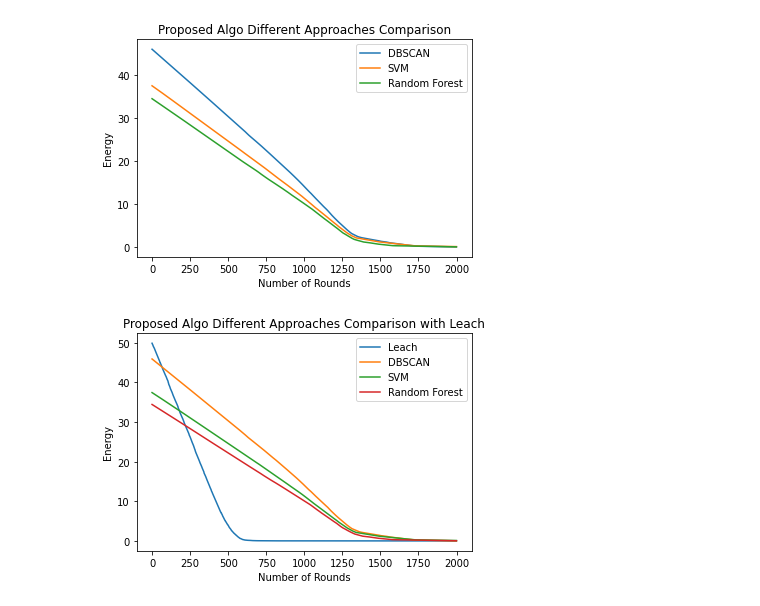
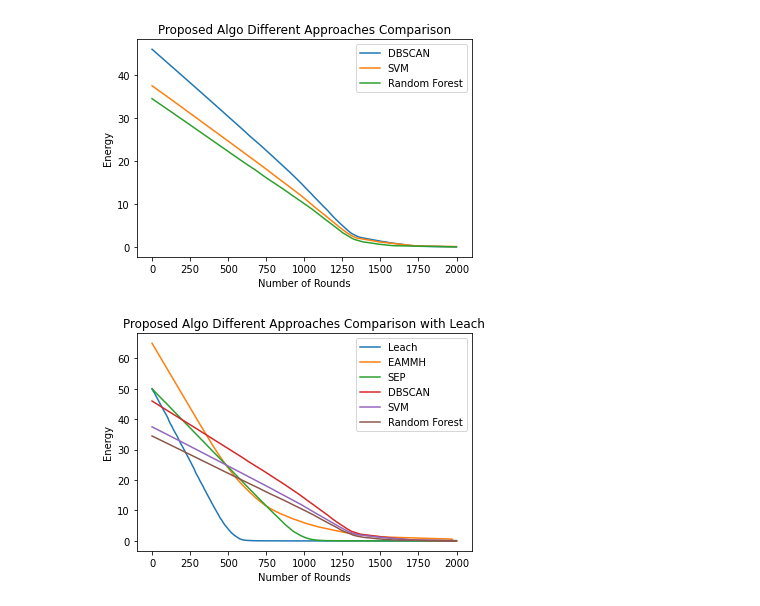
Before and after one commit to goyalgitesh/ResearchWorkWSN, a Jupyter notebook: ImplementedGWO/graphs.ipynb, the cells around one changed output. Cells and saved outputs as stored; diff of their text form; code cells hidden in the pictures.

```diff
--- a/ImplementedGWO/graphs.ipynb
+++ b/ImplementedGWO/graphs.ipynb
@@ -206,15 +235,17 @@ plt.show()
 # %%
 # Energy Graph at 0.5 J with Leach
 xr = np.arange(0,2000,1)
 plt.plot(xr,EnergyLeach,label='Leach')
+plt.plot(xr,EnergyEAMMH,label='EAMMH')
+plt.plot(xr,EnergySEP,label='SEP')
 plt.plot(xr,EnergyDB,label='DBSCAN')
 plt.plot(xr,EnergySVM,label='SVM')
 plt.plot(xr,EnergyRand,label='Random Forest')
 #plt.plot(xr,DeadNodesRand1,label='Random Forest')
 plt.xlabel('Number of Rounds')
 plt.ylabel('Energy')
 plt.title('Proposed Algo Different Approaches Comparison with Leach')
 plt.legend()
 plt.show()
 # %% [output]
-[figure, old version]
+[figure, new version]
```
Also changed, not shown: parts of 6 cells of this notebook, 8 other files.
